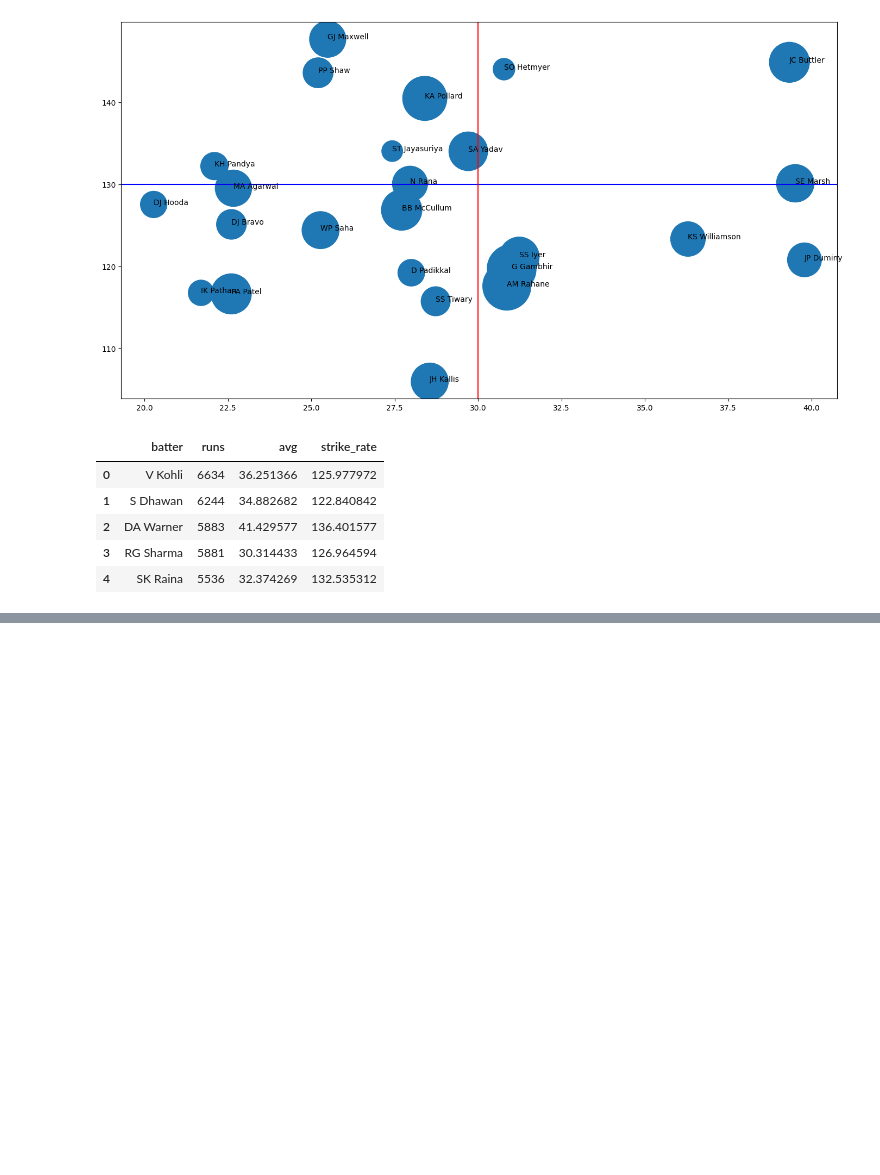
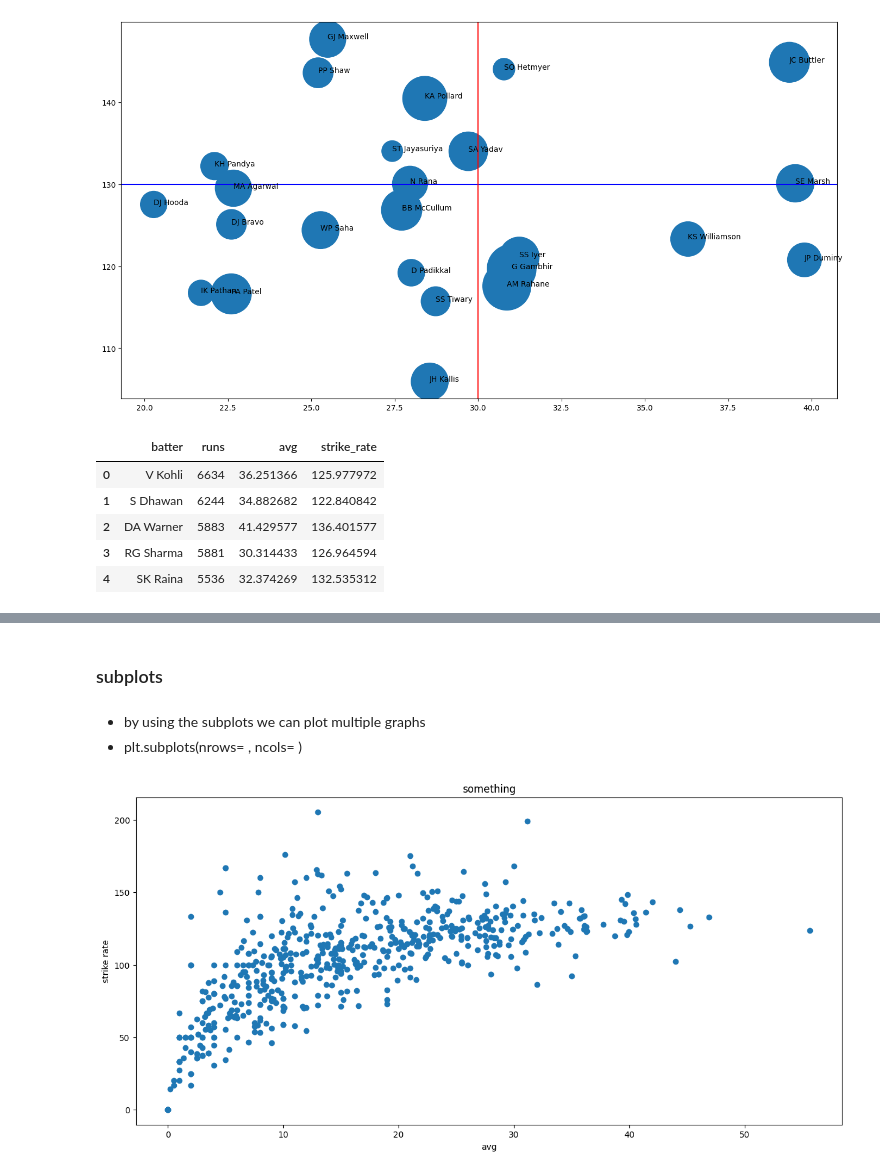
Before and after one commit to ishantiwariii/data-science, a Jupyter notebook: matplotlib/practice_2.ipynb, the cells around one changed output, grey strips where cells are left out. Cells and saved outputs as stored; diff of their text form; code cells hidden in the pictures; blank space fills up the shorter version.

```diff
--- a/matplotlib/practice_2.ipynb
+++ b/matplotlib/practice_2.ipynb
@@ -152 +162,16 @@ Text(0, 0.5, 'Strike Rate')
 [figure]
+# %% [markdown]
+### subplots
+# %% [markdown]
+- by using the subplots we can plot multiple graphs
+- plt.subplots(nrows= , ncols= )
+# %%
+fig , ax = plt.subplots(figsize=(15,7))
+ax.scatter(batter['avg'], batter['strike_rate'])
+ax.set_title('something')
+ax.set_xlabel('avg')
+ax.set_ylabel('strike rate')
+
+fig.show()
+# %% [output]
+[figure, added]
```
Also changed, not shown: parts of 12 cells of this notebook, 2 other files.
